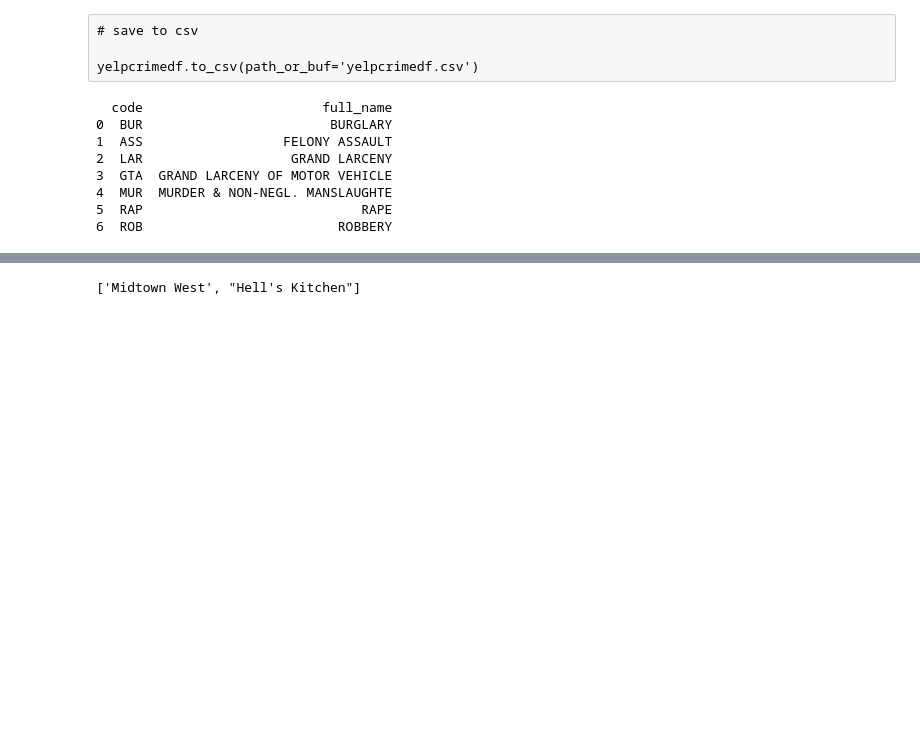
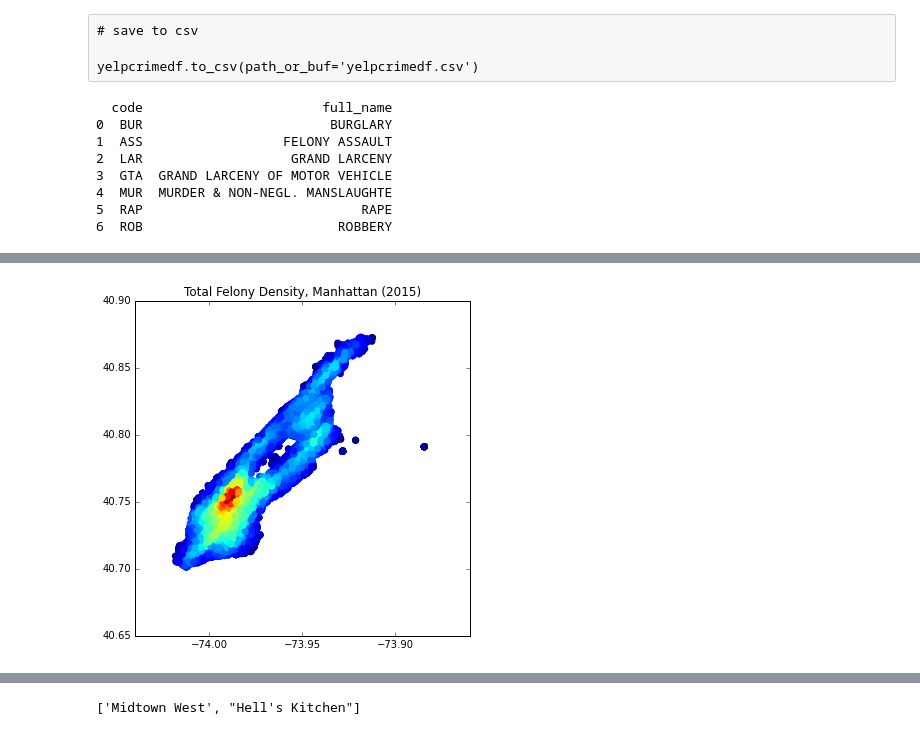
Before and after one commit to heikalm/Springboard-Capstone, a Jupyter notebook: Capstone data exploration.ipynb, the cells around one changed output, grey strips where cells are left out. Cells and saved outputs as stored; diff of their text form; code cells hidden in the pictures; blank space fills up the shorter version.

```diff
--- a/Capstone data exploration.ipynb
+++ b/Capstone data exploration.ipynb
@@ -88,0 +73,4 @@ yelpdf['lat_long'] = yelpdf[['latitude', 'longitude']].apply(tuple, axis=1)
+# %%
+# read NYC felonies data from file
+
+crimedf = pd.read_csv('NYPD_7_Major_Felony_Incident_Map.csv', index_col=0)
@@ -156,0 +216,14 @@ yelpcrimedf['TOT']=yelpcrimedf[felonyabbrv].sum(axis=1)
+# %%
+#KDE for all felonies
+
+x,y = zip(*crimedf2015.lat_long)
+xy = np.vstack([x,y])
+z = gaussian_kde(xy)(xy)
+
+
+fig, ax = plt.subplots(figsize=(6, 6))
+ax.set_title('Total Felony Density, Manhattan (2015)')
+ax.scatter(y, x, c=z, s=50, edgecolor='')
+plt.show()
+# %% [output]
+[figure, added]
```
Also changed, not shown: parts of 26 cells of this notebook.
